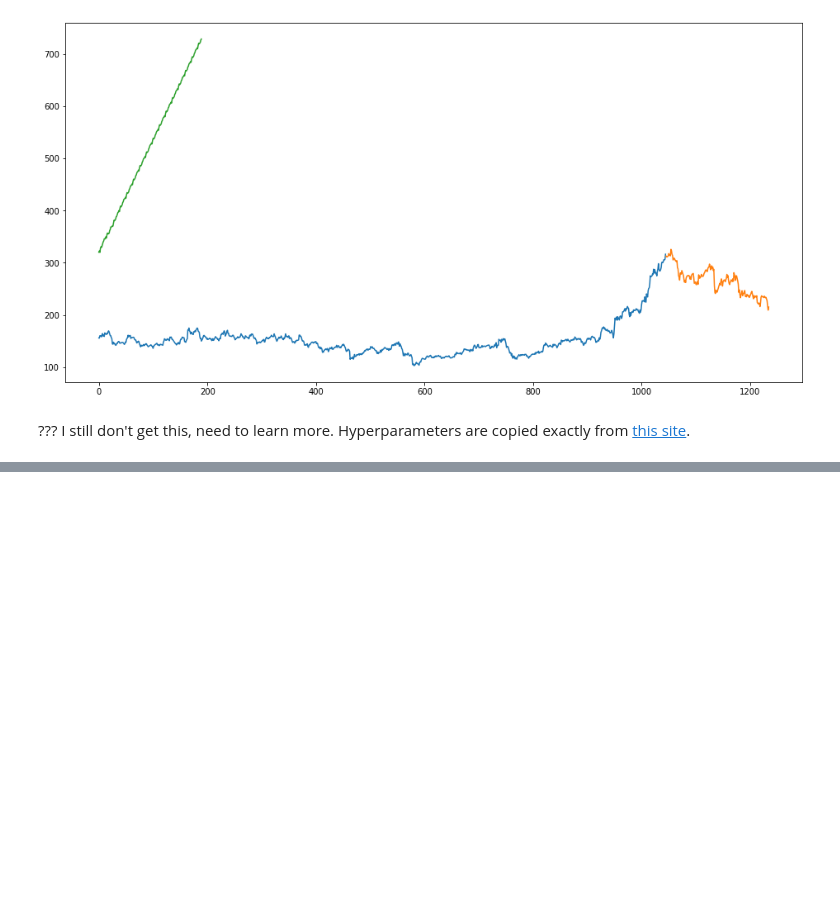
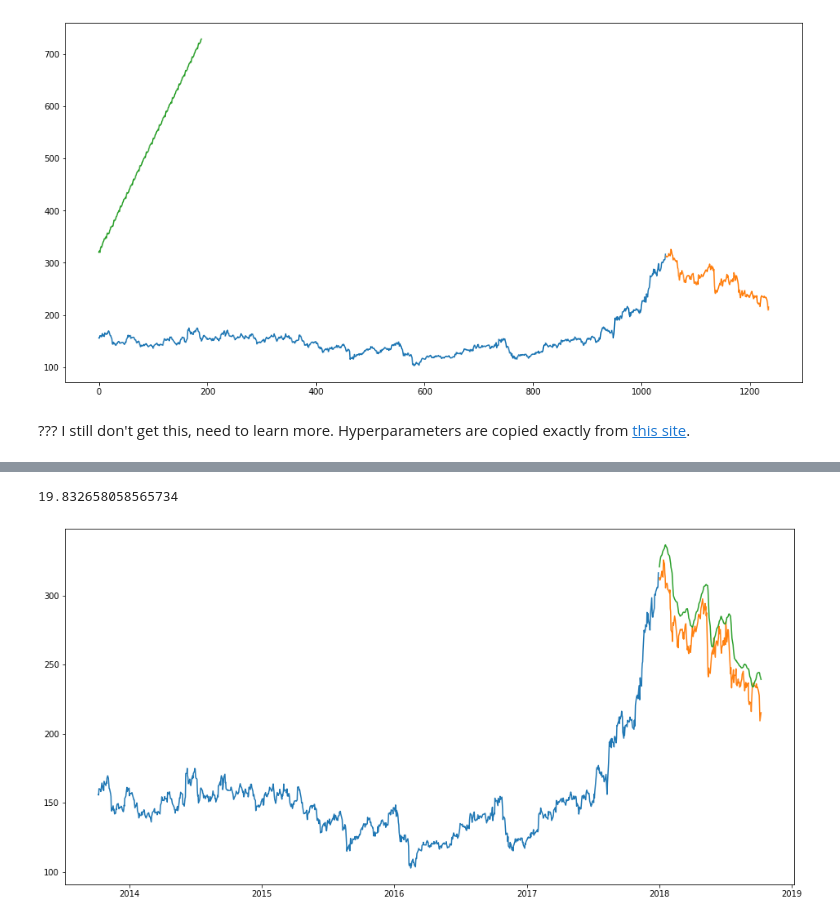
Before and after one commit to jafar-shodiq/mlearning-proj, a Jupyter notebook: stock-tata-global-regression.ipynb, the cells around one changed output, grey strips where cells are left out. Drawn from its saved outputs; the diff is of its cells as text; code cells hidden in the pictures; blank space fills up the shorter version.

```diff
--- a/stock-tata-global-regression.ipynb
+++ b/stock-tata-global-regression.ipynb
@@ -385,0 +429,29 @@ plt.plot(forecast.Prediction);
+# %%
+# Predicting 246 values, using past 60 from the train data
+inputs = new_data[len(new_data) - len(valid) - 60:].values
+inputs = inputs.reshape(-1,1)
+inputs  = scaler.transform(inputs)
+# %%
+X_test = []
+for i in range(60,inputs.shape[0]):
+    X_test.append(inputs[i-60:i,0])
+X_test = np.array(X_test)
+# %%
+X_test = np.reshape(X_test, (X_test.shape[0],X_test.shape[1],1))
+closing_price = model.predict(X_test)
+closing_price = scaler.inverse_transform(closing_price)
+# %%
+rms=np.sqrt(np.mean(np.power((valid-closing_price),2)))
+rms
+# %% [output]
+19.832658058565734
+# %%
+train = new_data[:1045]
+valid = new_data[1045:]
+valid['Predictions'] = closing_price
+# %%
+plt.figure(figsize=(16,8))
+plt.plot(train['Close'])
+plt.plot(valid[['Close','Predictions']]);
+# %% [output]
+[figure, added]
```
Also changed, not shown: parts of 12 cells of this notebook.
